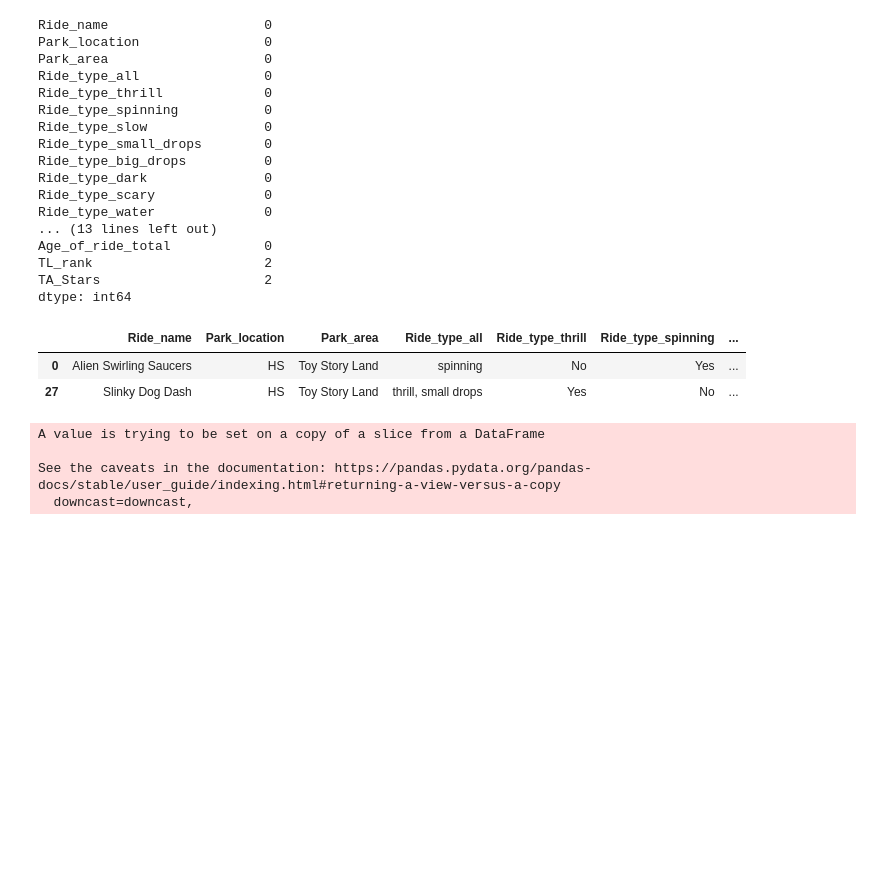
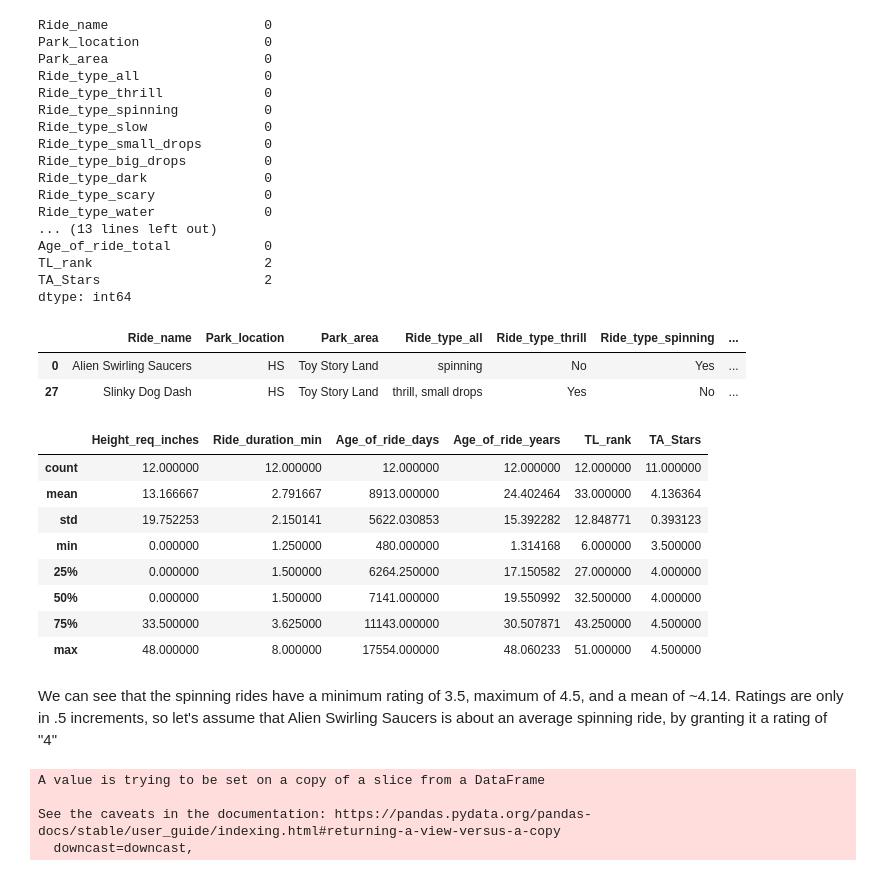
Before and after one commit to sachsac/Im-Going-to-Disney-World, a Jupyter notebook: Project_2_Parts_1_and_2.ipynb, the cells around one changed output. Drawn from its saved outputs; the diff is of its cells as text; code cells hidden in the pictures; blank space fills up the shorter version.

```diff
--- a/Project_2_Parts_1_and_2.ipynb
+++ b/Project_2_Parts_1_and_2.ipynb
@@ -86,6 +86,23 @@ df[df['TA_Stars'].isna()]
 |  | Ride_name | Park_location | Park_area | Ride_type_all | Ride_type_thrill | Ride_type_spinning | ... |
 | 0 | Alien Swirling Saucers | HS | Toy Story Land | spinning | No | Yes | ... |
 | 27 | Slinky Dog Dash | HS | Toy Story Land | thrill, small drops | Yes | No | ... |
+# %%
+#Alien Swirling Saucers still does not have a page on Travel Advisors, perhaps we can compare other spinning rides and see if we can assume a rating based on those
+#my failed search attempt : https://www.tripadvisor.com/Search?q=alien%20swirling%20saucers&searchSessionId=015E8168F71012718AFA269B715550161631321799287ssid&searchNearby=false&geo=34515&sid=2E518D2CC37146199328862F6E27CC771631322185356&blockRedirect=true\n",
+spinning_rides = df[df['Ride_type_spinning'] == 'Yes']
+spinning_rides.describe()
+# %% [output]
+|  | Height_req_inches | Ride_duration_min | Age_of_ride_days | Age_of_ride_years | TL_rank | TA_Stars |
+| count | 12.000000 | 12.000000 | 12.000000 | 12.000000 | 12.000000 | 11.000000 |
+| mean | 13.166667 | 2.791667 | 8913.000000 | 24.402464 | 33.000000 | 4.136364 |
+| std | 19.752253 | 2.150141 | 5622.030853 | 15.392282 | 12.848771 | 0.393123 |
+| min | 0.000000 | 1.250000 | 480.000000 | 1.314168 | 6.000000 | 3.500000 |
+| 25% | 0.000000 | 1.500000 | 6264.250000 | 17.150582 | 27.000000 | 4.000000 |
+| 50% | 0.000000 | 1.500000 | 7141.000000 | 19.550992 | 32.500000 | 4.000000 |
+| 75% | 33.500000 | 3.625000 | 11143.000000 | 30.507871 | 43.250000 | 4.500000 |
+| max | 48.000000 | 8.000000 | 17554.000000 | 48.060233 | 51.000000 | 4.500000 |
+# %% [markdown]
+We can see that the spinning rides have a minimum rating of 3.5, maximum of 4.5, and a mean of ~4.14. Ratings are only in .5 increments, so let's assume that Alien Swirling Saucers is about an average spinning ride, by granting it a rating of "4"
 # %%
 df[df.Ride_name == 'Alien Swirling Saucers'].fillna(4.0, inplace = True)
 # %% [output]
```
Also changed, not shown: parts of 37 cells of this notebook.
